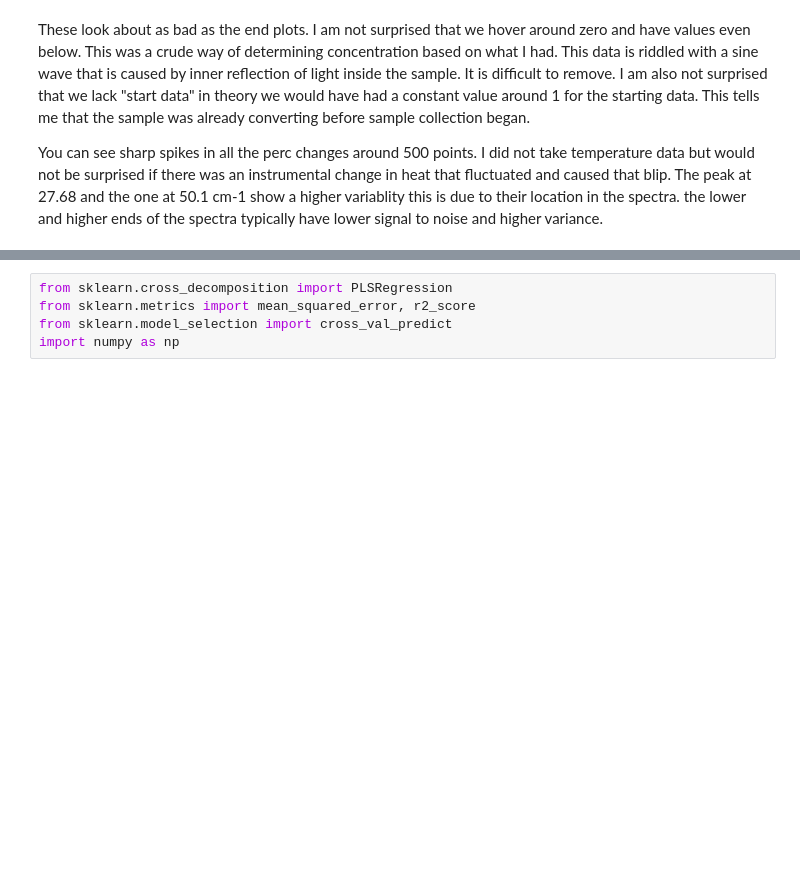
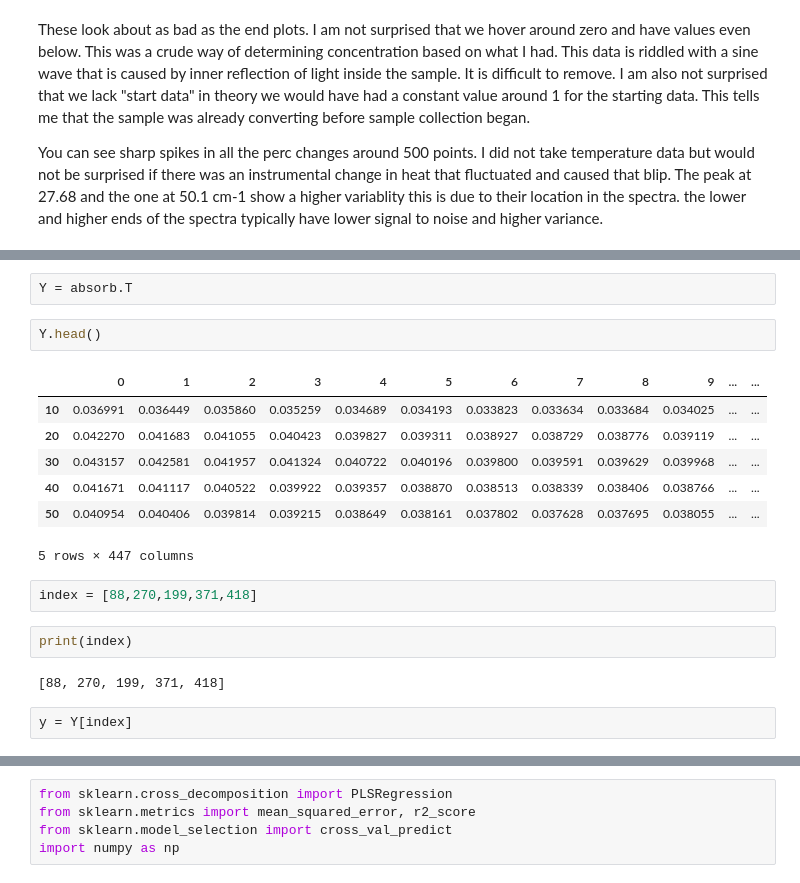
Before and after one commit to michaellaephillips/THzProject, a Jupyter notebook: THzProject.ipynb, the cells around one changed output, grey strips where cells are left out. Saved outputs shown, nothing was run; the diff lists cells and outputs as text; blank space fills up the shorter version.

```diff
--- a/THzProject.ipynb
+++ b/THzProject.ipynb
@@ -150,0 +174,20 @@ pandas.core.indexes.base.Index
+# %%
+Y = absorb.T
+# %%
+Y.head()
+# %% [output]
+|  | 0 | 1 | 2 | 3 | 4 | 5 | 6 | 7 | 8 | 9 | ... | ... |
+| 10 | 0.036991 | 0.036449 | 0.035860 | 0.035259 | 0.034689 | 0.034193 | 0.033823 | 0.033634 | 0.033684 | 0.034025 | ... | ... |
+| 20 | 0.042270 | 0.041683 | 0.041055 | 0.040423 | 0.039827 | 0.039311 | 0.038927 | 0.038729 | 0.038776 | 0.039119 | ... | ... |
+| 30 | 0.043157 | 0.042581 | 0.041957 | 0.041324 | 0.040722 | 0.040196 | 0.039800 | 0.039591 | 0.039629 | 0.039968 | ... | ... |
+| 40 | 0.041671 | 0.041117 | 0.040522 | 0.039922 | 0.039357 | 0.038870 | 0.038513 | 0.038339 | 0.038406 | 0.038766 | ... | ... |
+| 50 | 0.040954 | 0.040406 | 0.039814 | 0.039215 | 0.038649 | 0.038161 | 0.037802 | 0.037628 | 0.037695 | 0.038055 | ... | ... |
+5 rows × 447 columns
+# %%
+index = [88,270,199,371,418]
+# %%
+print(index)
+# %% [output]
+[88, 270, 199, 371, 418]
+# %%
+y = Y[index]
```
Also changed, not shown: parts of 26 cells of this notebook.
